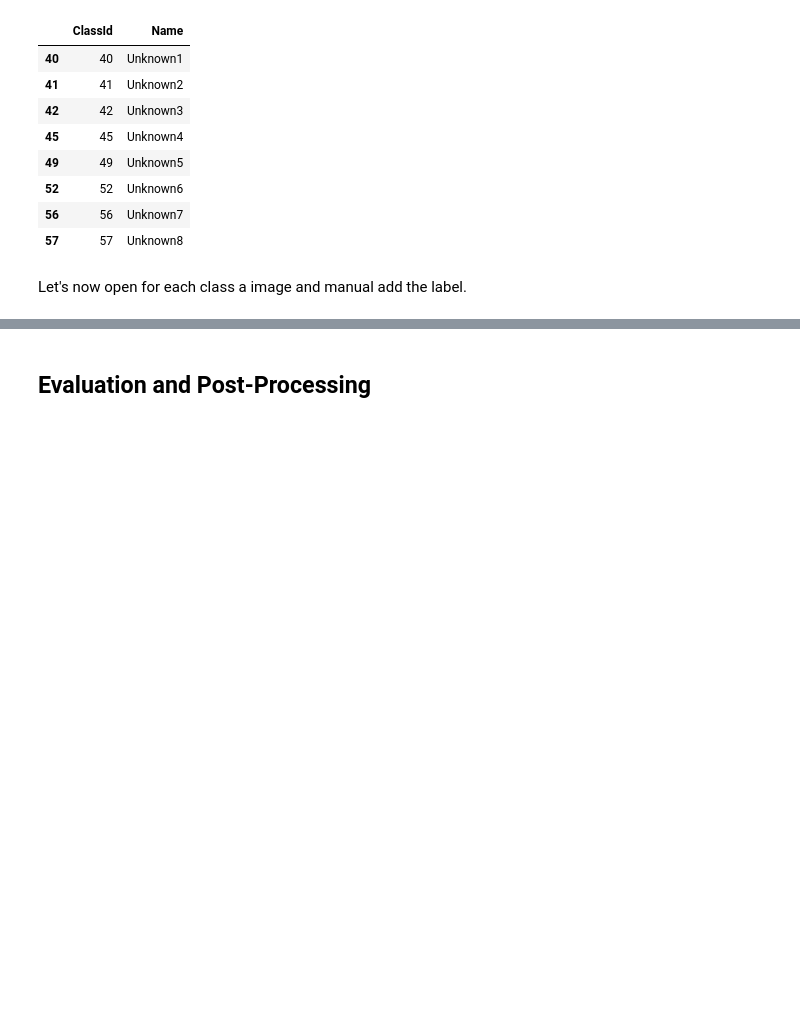
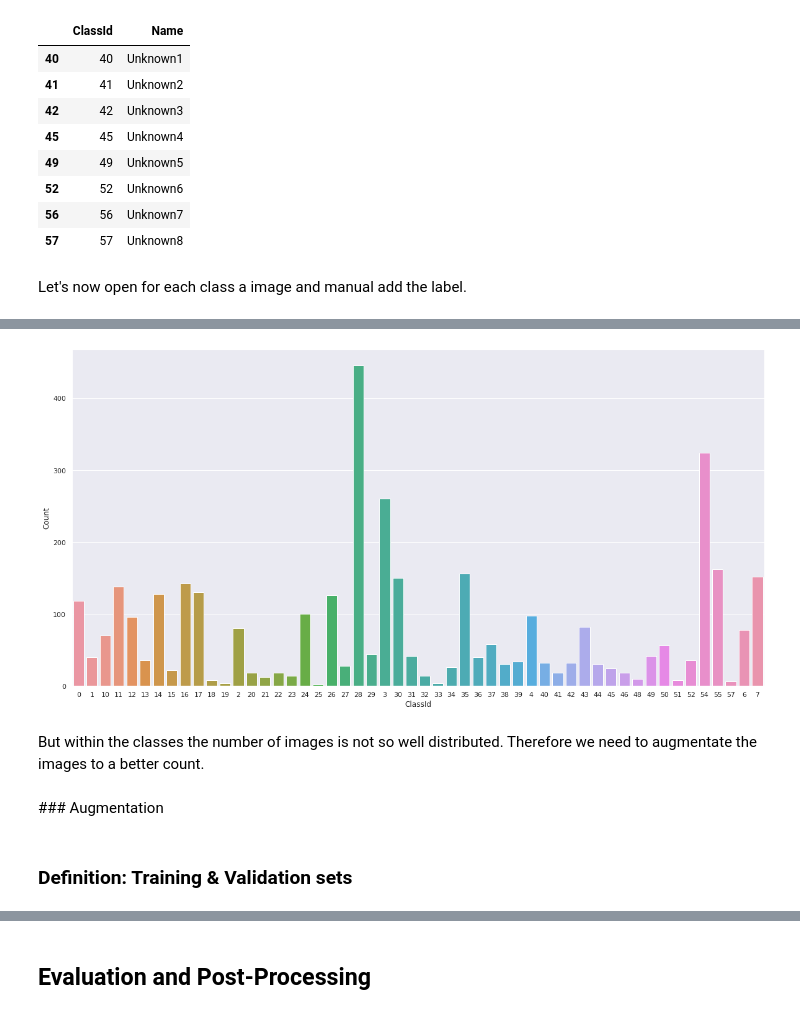
Before and after one commit to bernardo-cruz/DLV03_Project, a Jupyter notebook: traffic_sign_detection.ipynb, the cells around one changed output, grey strips where cells are left out. Drawn from its saved outputs; the diff is of its cells as text; code cells hidden in the pictures; blank space fills up the shorter version.

```diff
--- a/traffic_sign_detection.ipynb
+++ b/traffic_sign_detection.ipynb
@@ -93,0 +208,4 @@ path_to_folders = [path_to_data.joinpath('DATA',str(id)) for id in ids_missing_v
+# %%
+#labels[labels.ClassId == 40].index.values
+labels.at[40,'Name'] = 'Steep down'
+labels.at[41,'Name'] = 'Steep up'
@@ -93,0 +214,6 @@ path_to_folders = [path_to_data.joinpath('DATA',str(id)) for id in ids_missing_v
+# %%
+# Set variable for train path
+data_dir = pathlib.Path(path_to_data.joinpath('DATA'))
+# Check the number of images for training
+image_count = len(list(data_dir.glob('*/*.png')))
+print(image_count)
@@ -93,0 +224,17 @@ path_to_folders = [path_to_data.joinpath('DATA',str(id)) for id in ids_missing_v
+# %%
+# Subdirectories count
+dirs = list(data_dir.glob('*/'))
+
+lengths = {}
+for dir in dirs:
+  lengths[str(dir).split('/')[-1]] = len(list(dir.glob('*.png')))
+
+
+lengths = (pd.DataFrame.from_dict(
+    {k:[v] for k,v in lengths.items()}
+    )
+  .T
+  .reset_index()
+  .rename(columns={'index':'ClassId',0:'Count'})
+  .merge(labels, how = 'left', on = 'ClassId')
+  )
@@ -93,0 +248,16 @@ path_to_folders = [path_to_data.joinpath('DATA',str(id)) for id in ids_missing_v
+# %%
+# Create Overview plot
+sns.barplot(
+    x = "ClassId",
+    y = "Count",
+    data = lengths.drop([42, 45, 49, 52, 56, 57])
+    )
+plt.show()
+# %% [output]
+[figure, added]
+# %% [markdown]
+But within the classes the number of images is not so well distributed. Therefore we need to augmentate the images to a better count.
+# %% [markdown]
+### Augmentation
+# %% [markdown]
+### Definition: Training & Validation sets
```
Also changed, not shown: parts of 21 cells of this notebook, 2 other files.
